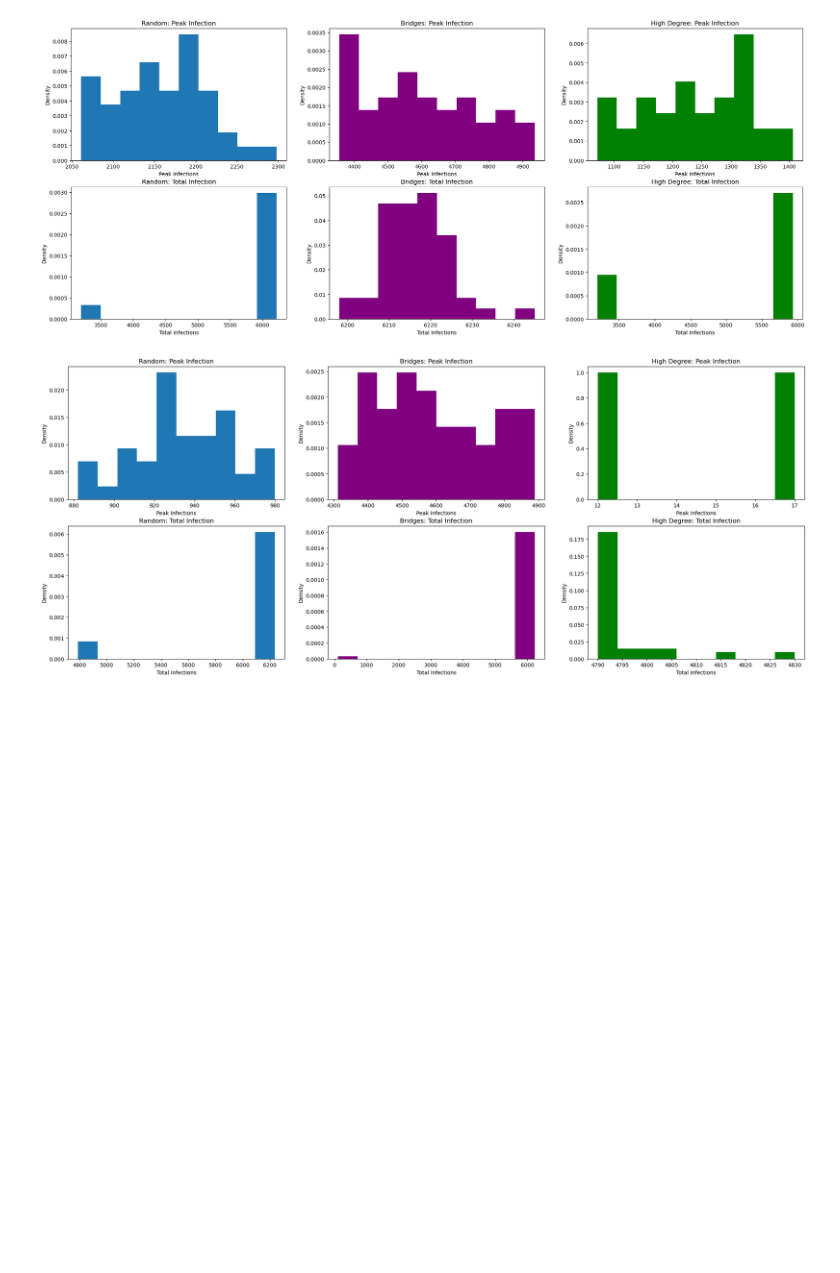
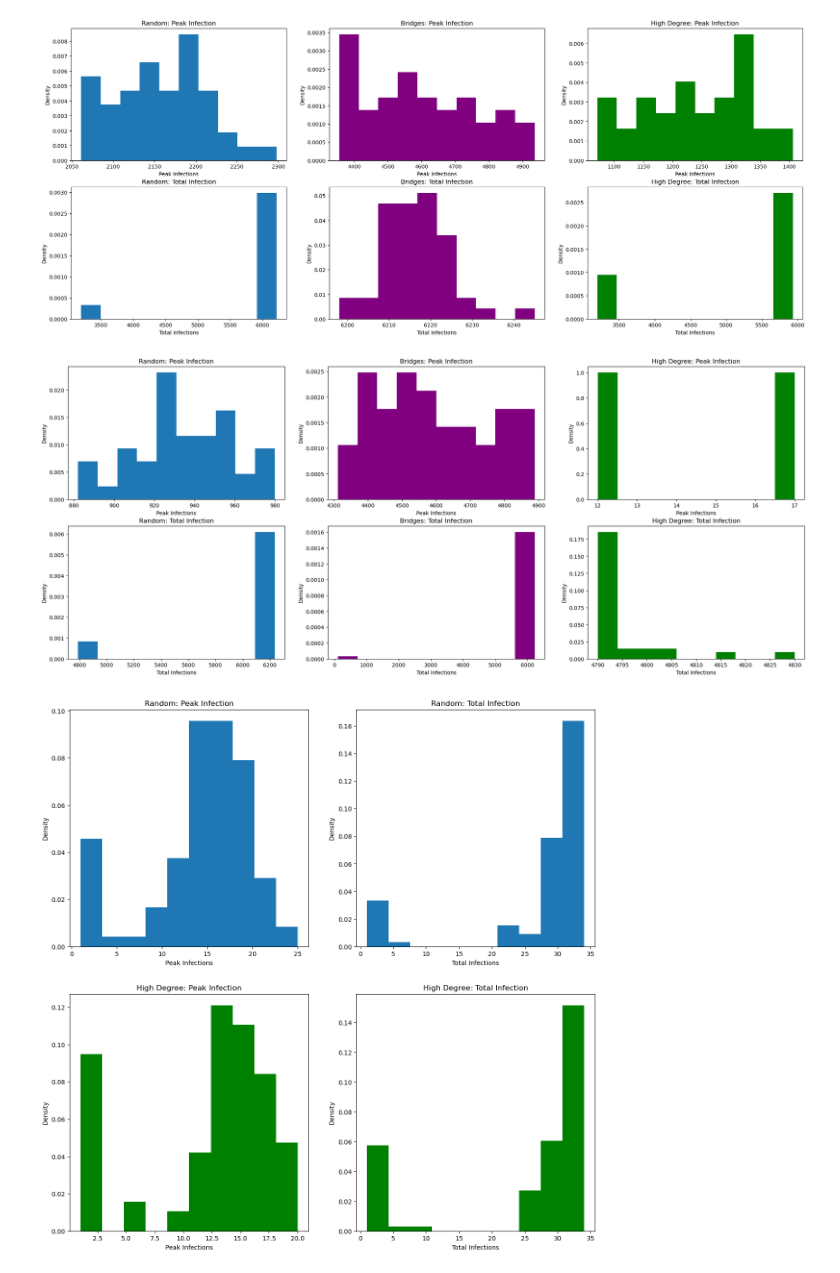
Before and after one commit to Kevin2197/Bio-Networkx-Project, a Jupyter notebook: script.ipynb, the cells around one changed output. Drawn from its saved outputs; the diff is of its cells as text; code cells hidden in the pictures; blank space fills up the shorter version.

Commit message:
SIRV model written and ran with vaccination rates

```diff
--- a/script.ipynb
+++ b/script.ipynb
@@ -291,7 +291,7 @@ def run_SIR(G, vaccinated, s,beta,gamma,flag=0):
         drawGz(G,xt)
 
     t += 1
-    Sc,Ic,Rc = n-1,1,len(vaccinated) # S,I,R node counts, initial
+    Sc,Ic,Rc = n-1,s,len(vaccinated) # S,I,R node counts, initial
     St.append(Sc)
     It.append(Ic)
     Rt.append(Rc)
@@ -578,7 +578,7 @@ KeyboardInterrupt:
 # %%
 # Data
 num_vaccinated = int(num_nodes/5) # maybe change this to percent vaccinated, for consistency across networks
-num_trials = 100
+num_trials = 50
 s = 1
 beta = .3
 gamma = .3
@@ -680,12 +680,12 @@ def plot_results(results):
     random_peaks, random_totals, bridge_peaks, bridge_totals, highdegree_peaks, highdegree_totals = results
 
     # Remove trials whose epidemic didn't start
-    random_peaks_trimmed = [temp for temp in random_peaks if temp > 10]
-    random_totals_trimmed = [temp for temp in random_totals if temp > 100]
-    bridge_peaks_trimmed = [temp for temp in bridge_peaks if temp > 10]
-    bridge_totals_trimmed = [temp for temp in bridge_totals if temp > 100]
-    highdegree_peaks_trimmed = [temp for temp in highdegree_peaks if temp > 10]
-    highdegree_totals_trimmed = [temp for temp in highdegree_totals if temp > 100]
+    random_peaks_trimmed = [temp for temp in random_peaks if temp > 0]
+    random_totals_trimmed = [temp for temp in random_totals if temp > 0]
+    bridge_peaks_trimmed = [temp for temp in bridge_peaks if temp > 0]
+    bridge_totals_trimmed = [temp for temp in bridge_totals if temp > 0]
+    highdegree_peaks_trimmed = [temp for temp in highdegree_peaks if temp > 0]
+    highdegree_totals_trimmed = [temp for temp in highdegree_totals if temp > 0]
 
     # Graph results by vaccination strategy(histograms of peak/total infections)
     fig, axes = plt.subplots(2, 3, figsize=(25, 10))
@@ -783,0 +936,37 @@ Average peak infections:
+# %%
+# Example of running SIRV and plotting using a small network (zach's karate club)
+G = nx.karate_club_graph()
+
+# Data
+vaccination_rate = .5
+num_trials = 100
+s = 1
+beta = .3
+gamma = .3
+
+# Run SIR simulation according to each strategy
+random_peaks, random_totals = strategy_random_rate(G, vaccination_rate, num_trials, s, beta, gamma)
+# bridge_peaks, bridge_totals = strategy_bridge(G, c, vaccination_rate, num_trials, s, beta, gamma)
+highdegree_peaks, highdegree_totals = strategy_highdegree_rate(G, vaccination_rate, num_trials, s, beta, gamma)
+
+# Graph results by vaccination strategy(histograms of peak/total infections)
+fig, axes = plt.subplots(2, 2, figsize=(15, 15))
+axes[0][0].hist(random_peaks, density=True)
+axes[0][0].set_title("Random: Peak Infection")
+axes[0][0].set_xlabel("Peak Infections")
+axes[0][0].set_ylabel("Density")
+axes[0][1].hist(random_totals, density=True)
+axes[0][1].set_title("Random: Total Infection")
+axes[0][1].set_xlabel("Total Infections")
+axes[0][1].set_ylabel("Density")
+
+axes[1][0].hist(highdegree_peaks, density=True, color="g")
+axes[1][0].set_title("High Degree: Peak Infection")
+axes[1][0].set_xlabel("Peak Infections")
+axes[1][0].set_ylabel("Density")
+axes[1][1].hist(highdegree_totals, density=True, color="g")
+axes[1][1].set_title("High Degree: Total Infection")
+axes[1][1].set_xlabel("Total Infections")
+axes[1][1].set_ylabel("Density");
+# %% [output]
+[figure, added]
```
Also changed, not shown: parts of 5 cells of this notebook.
